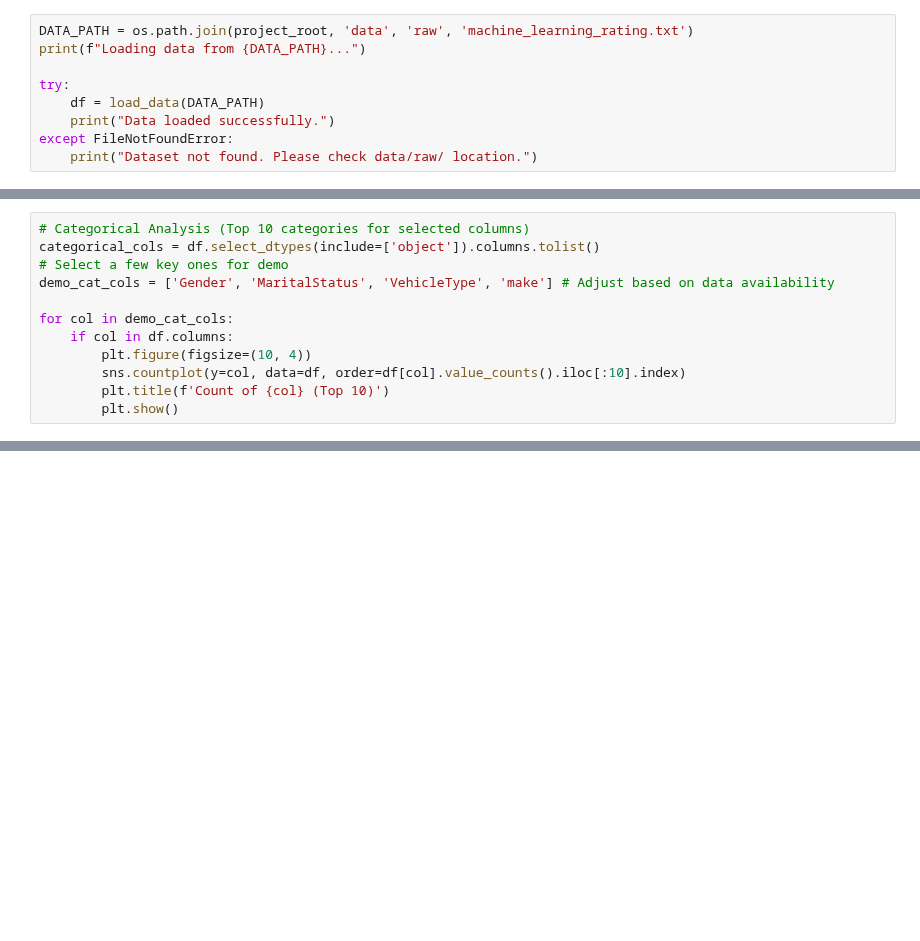
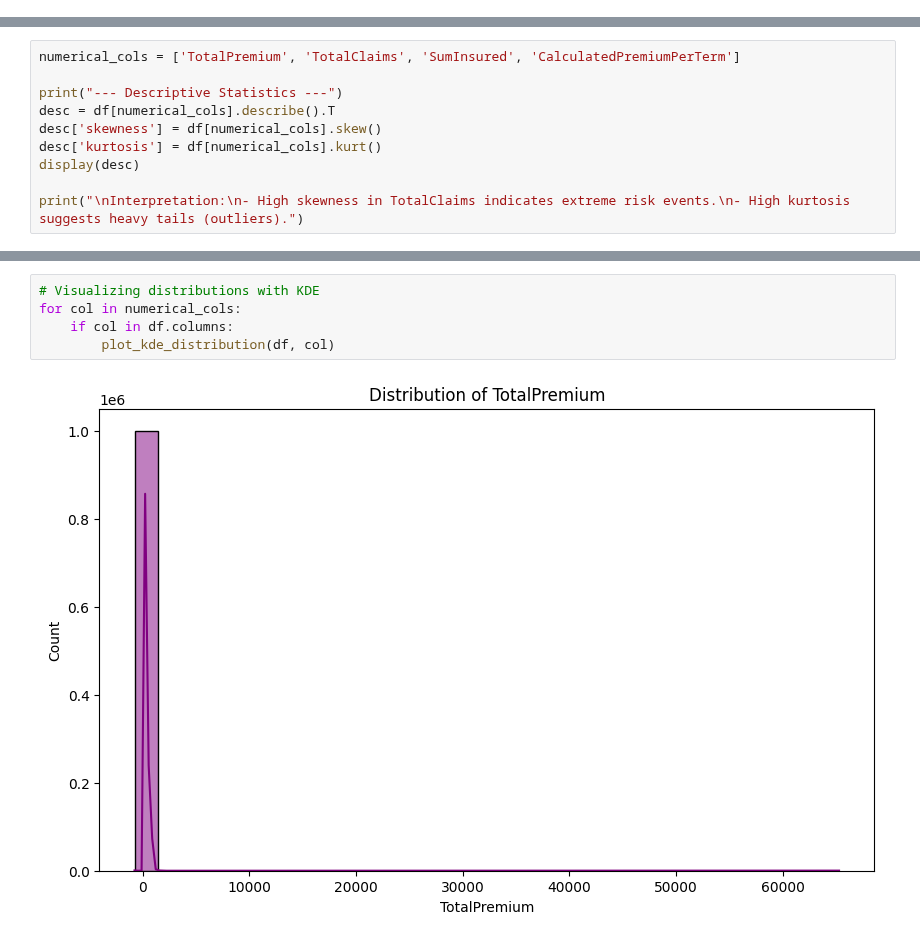
Before and after one commit to Miftah-Ebrahim/Insurance-claims-Intelligence, a Jupyter notebook: notebooks/01_EDA.ipynb, the cells around one changed output, grey strips where cells are left out. Saved outputs shown, nothing was run; the diff lists cells and outputs as text; blank space fills up the shorter version.

Commit message:
feat(task-1): finalize deep EDA and plots

```diff
--- a/notebooks/01_EDA.ipynb
+++ b/notebooks/01_EDA.ipynb
@@ -32,9 +32,0 @@ from src.utils.plots import plot_numerical_distributions, plot_correlation_matri
-# %%
-DATA_PATH = os.path.join(project_root, 'data', 'raw', 'machine_learning_rating.txt')
-print(f"Loading data from {DATA_PATH}...")
-
-try:
-    df = load_data(DATA_PATH)
-    print("Data loaded successfully.")
-except FileNotFoundError:
-    print("Dataset not found. Please check data/raw/ location.")
@@ -135,12 +32,0 @@ Plotting distributions for: ['RegistrationYear', 'Cylinders', 'cubiccapacity', '
-# %%
-# Categorical Analysis (Top 10 categories for selected columns)
-categorical_cols = df.select_dtypes(include=['object']).columns.tolist()
-# Select a few key ones for demo
-demo_cat_cols = ['Gender', 'MaritalStatus', 'VehicleType', 'make'] # Adjust based on data availability
-
-for col in demo_cat_cols:
-    if col in df.columns:
-        plt.figure(figsize=(10, 4))
-        sns.countplot(y=col, data=df, order=df[col].value_counts().iloc[:10].index)
-        plt.title(f'Count of {col} (Top 10)')
-        plt.show()
@@ -169,0 +36,10 @@ plot_outliers_boxplots(df, plot_cols)
+# %%
+numerical_cols = ['TotalPremium', 'TotalClaims', 'SumInsured', 'CalculatedPremiumPerTerm']
+
+print("--- Descriptive Statistics ---")
+desc = df[numerical_cols].describe().T
+desc['skewness'] = df[numerical_cols].skew()
+desc['kurtosis'] = df[numerical_cols].kurt()
+display(desc)
+
+print("\nInterpretation:\n- High skewness in TotalClaims indicates extreme risk events.\n- High kurtosis suggests heavy tails (outliers).")
@@ -169,0 +56,7 @@ plot_outliers_boxplots(df, plot_cols)
+# %%
+# Visualizing distributions with KDE
+for col in numerical_cols:
+    if col in df.columns:
+        plot_kde_distribution(df, col)
+# %% [output]
+[figure, added]
```
Also changed, not shown: parts of 32 cells of this notebook, 2 other files.
